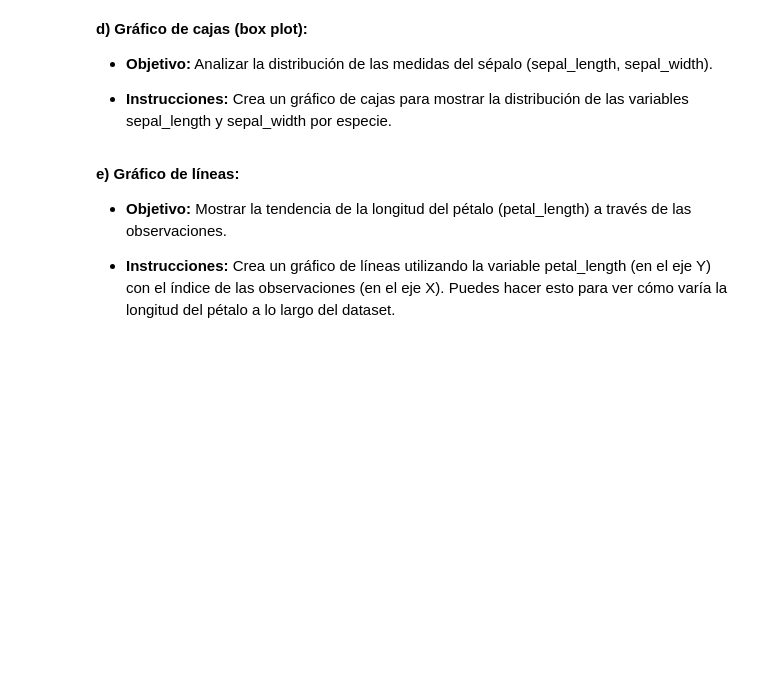
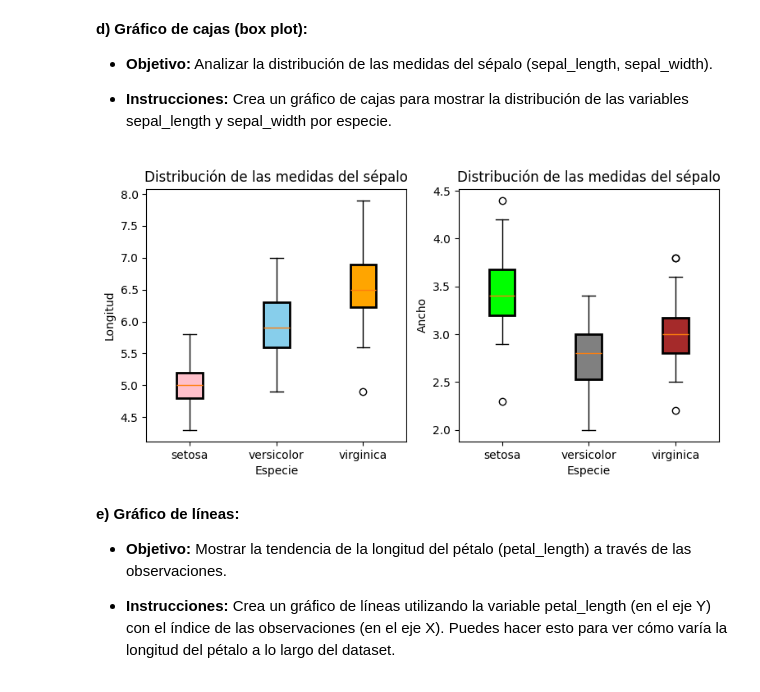
Before and after one commit to jonathanahc/Practicas, a Jupyter notebook: Práctica_7_Análisis_de_un_Dataset_con_Matplotlib.ipynb, the cells around one changed output. Drawn from its saved outputs; the diff is of its cells as text; code cells hidden in the pictures; blank space fills up the shorter version.

```diff
--- a/Práctica_7_Análisis_de_un_Dataset_con_Matplotlib.ipynb
+++ b/Práctica_7_Análisis_de_un_Dataset_con_Matplotlib.ipynb
@@ -108,3 +106,40 @@ plt.show()
+# %%
+setosasl = df[df['species'] == 'setosa']['sepal_length']
+versicolorsl = df[df['species'] == 'versicolor']['sepal_length']
+virginicasl = df[df['species'] == 'virginica']['sepal_length']
+
+setosasw = df[df['species'] == 'setosa']['sepal_width']
+versicolorsw = df[df['species'] == 'versicolor']['sepal_width']
+virginicasw = df[df['species'] == 'virginica']['sepal_width']
+
+color = ['pink', 'skyblue', 'orange']
+color2 = ['lime', 'gray', 'brown']
+
+plt.figure(figsize=(9, 4))
+plt.subplot(1, 2, 1)
+bp = plt.boxplot([setosasl, versicolorsl, virginicasl], labels=['setosa', 'versicolor', 'virginica'], boxprops={'linewidth': 2}, patch_artist=True)
+
+for patch, color in zip(bp['boxes'], color):
+    patch.set_facecolor(color)
+
+plt.title('Distribución de las medidas del sépalo')
+plt.xlabel('Especie')
+plt.ylabel('Longitud')
+
+
+plt.subplot(1, 2, 2)
+co = plt.boxplot([setosasw, versicolorsw, virginicasw], labels=['setosa', 'versicolor', 'virginica'], boxprops={'linewidth': 2}, patch_artist=True)
+
+for patch, color2 in zip(co['boxes'], color2):
+    patch.set_facecolor(color2)
+
+plt.title('Distribución de las medidas del sépalo')
+plt.xlabel('Especie')
+plt.ylabel('Ancho')
+
+plt.show()
+# %% [output]
+[figure, added]
 # %% [markdown]
 **e) Gráfico de líneas:**
 
```
Also changed, not shown: parts of 1 cell of this notebook.
